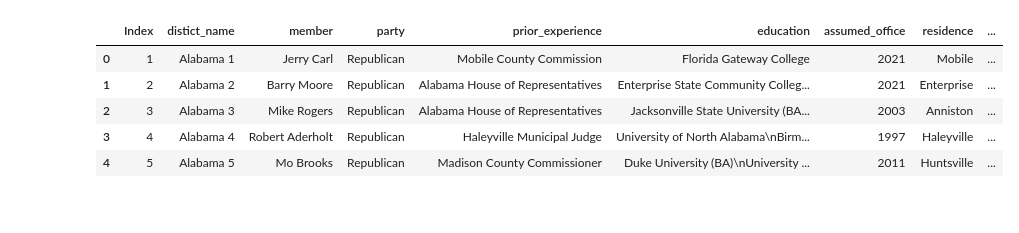
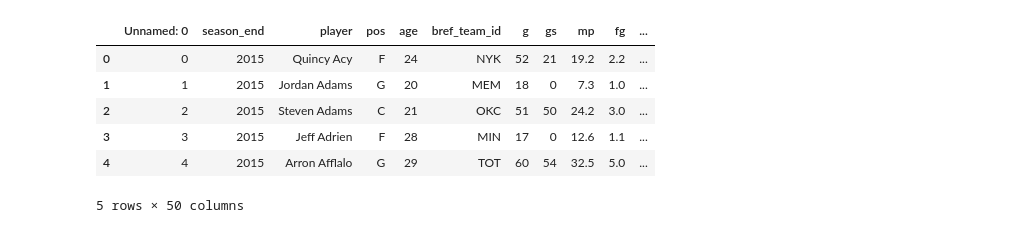
Before and after one commit to wangweiching/data-science-project-8, a Jupyter notebook: data-exploration.ipynb, the cells around one changed output. Saved outputs shown, nothing was run; the diff lists cells and outputs as text; code cells hidden in the pictures.

Commit message:
nba data set

```diff
--- a/data-exploration.ipynb
+++ b/data-exploration.ipynb
@@ -4,12 +4,15 @@ import plotly.express as px
 import plotly.graph_objs as go
 import datetime as datetime
 # %%
-df = pd.read_csv('sources/house-data.csv')
+df = pd.read_csv('sources/NBA_players_2015.csv')
+df2 = pd.read_csv('sources/nba.csv')
+df3 = pd.read_csv('sources/NBA_Team_IDs.csv')
 df.head()
 # %% [output]
-|  | Index | distict_name | member | party | prior_experience | education | assumed_office | residence | ... |
-| 0 | 1 | Alabama 1 | Jerry Carl | Republican | Mobile County Commission | Florida Gateway College | 2021 | Mobile | ... |
-| 1 | 2 | Alabama 2 | Barry Moore | Republican | Alabama House of Representatives | Enterprise State Community Colleg... | 2021 | Enterprise | ... |
-| 2 | 3 | Alabama 3 | Mike Rogers | Republican | Alabama House of Representatives | Jacksonville State University (BA... | 2003 | Anniston | ... |
-| 3 | 4 | Alabama 4 | Robert Aderholt | Republican | Haleyville Municipal Judge | University of North Alabama\nBirm... | 1997 | Haleyville | ... |
-| 4 | 5 | Alabama 5 | Mo Brooks | Republican | Madison County Commissioner | Duke University (BA)\nUniversity ... | 2011 | Huntsville | ... |
+|  | Unnamed: 0 | season_end | player | pos | age | bref_team_id | g | gs | mp | fg | ... |
+| 0 | 0 | 2015 | Quincy Acy | F | 24 | NYK | 52 | 21 | 19.2 | 2.2 | ... |
+| 1 | 1 | 2015 | Jordan Adams | G | 20 | MEM | 18 | 0 | 7.3 | 1.0 | ... |
+| 2 | 2 | 2015 | Steven Adams | C | 21 | OKC | 51 | 50 | 24.2 | 3.0 | ... |
+| 3 | 3 | 2015 | Jeff Adrien | F | 28 | MIN | 17 | 0 | 12.6 | 1.1 | ... |
+| 4 | 4 | 2015 | Arron Afflalo | G | 29 | TOT | 60 | 54 | 32.5 | 5.0 | ... |
+5 rows × 50 columns
```
Also changed, not shown: parts of 82 cells of this notebook, 4 other files.
